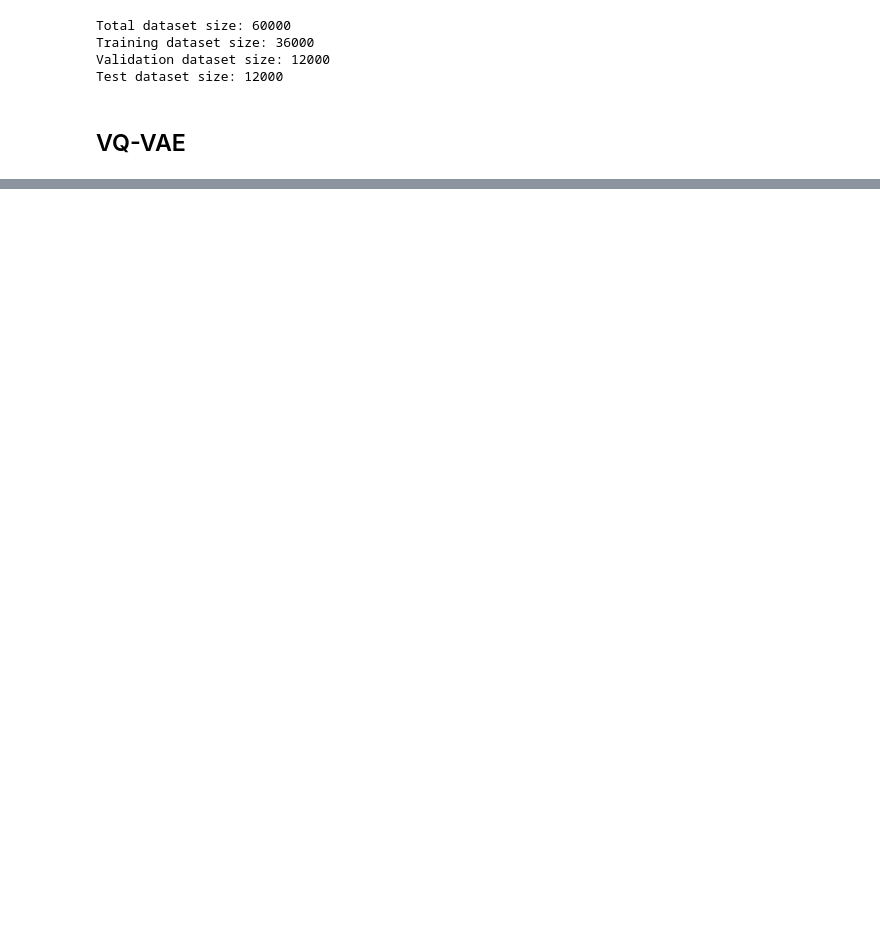
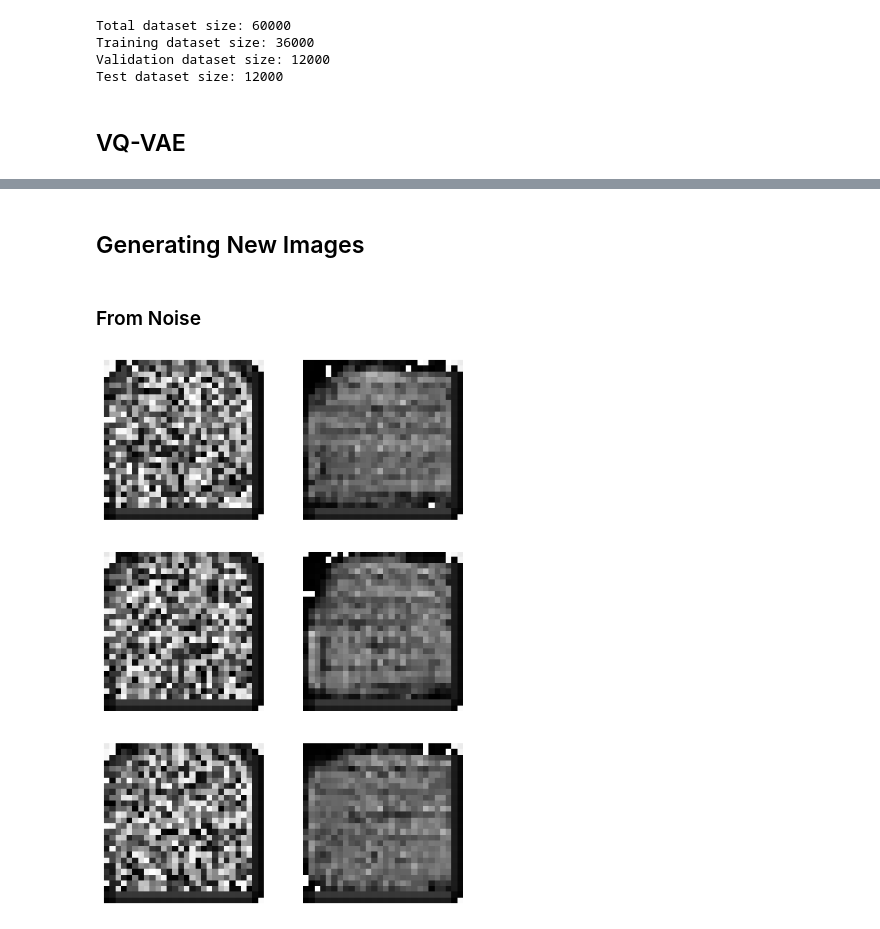
Before and after one commit to FABallemand/ROB313, a Jupyter notebook: optional_homework_1/optional_homework_1.ipynb, the cells around one changed output, grey strips where cells are left out. Saved outputs shown, nothing was run; the diff lists cells and outputs as text; code cells hidden in the pictures; blank space fills up the shorter version.

```diff
--- a/optional_homework_1/optional_homework_1.ipynb
+++ b/optional_homework_1/optional_homework_1.ipynb
@@ -136,0 +168,24 @@ plt.imshow(transforms.ToPILImage()(x_recon[0].squeeze().cpu()))
+# %% [markdown]
+## Generating New Images
+# %% [markdown]
+### From Noise
+# %%
+# Visualisation of test inference
+n_samples = 3
+
+fig, axs = plt.subplots(n_samples, 2, figsize=(6, 3*n_samples))
+
+for i in range(n_samples):
+    img_z_noisy = torch.rand(1, 256, 5, 5)
+    img_gen_0 = vqvae._decoder(img_z_noisy)
+
+    img_q, _ = vqvae._vq(img_z_noisy)
+    img_gen_1 = vqvae._decoder(img_q)
+
+    axs[i, 0].imshow(transforms.ToPILImage()(img_gen_0.squeeze().cpu()), cmap="gray")
+    axs[i, 1].imshow(transforms.ToPILImage()(img_gen_1.squeeze().cpu()), cmap="gray")
+
+    axs[i, 0].axis("off")
+    axs[i, 1].axis("off")
+# %% [output]
+[figure, added]
```
Also changed, not shown: parts of 30 cells of this notebook, 9 other files.
